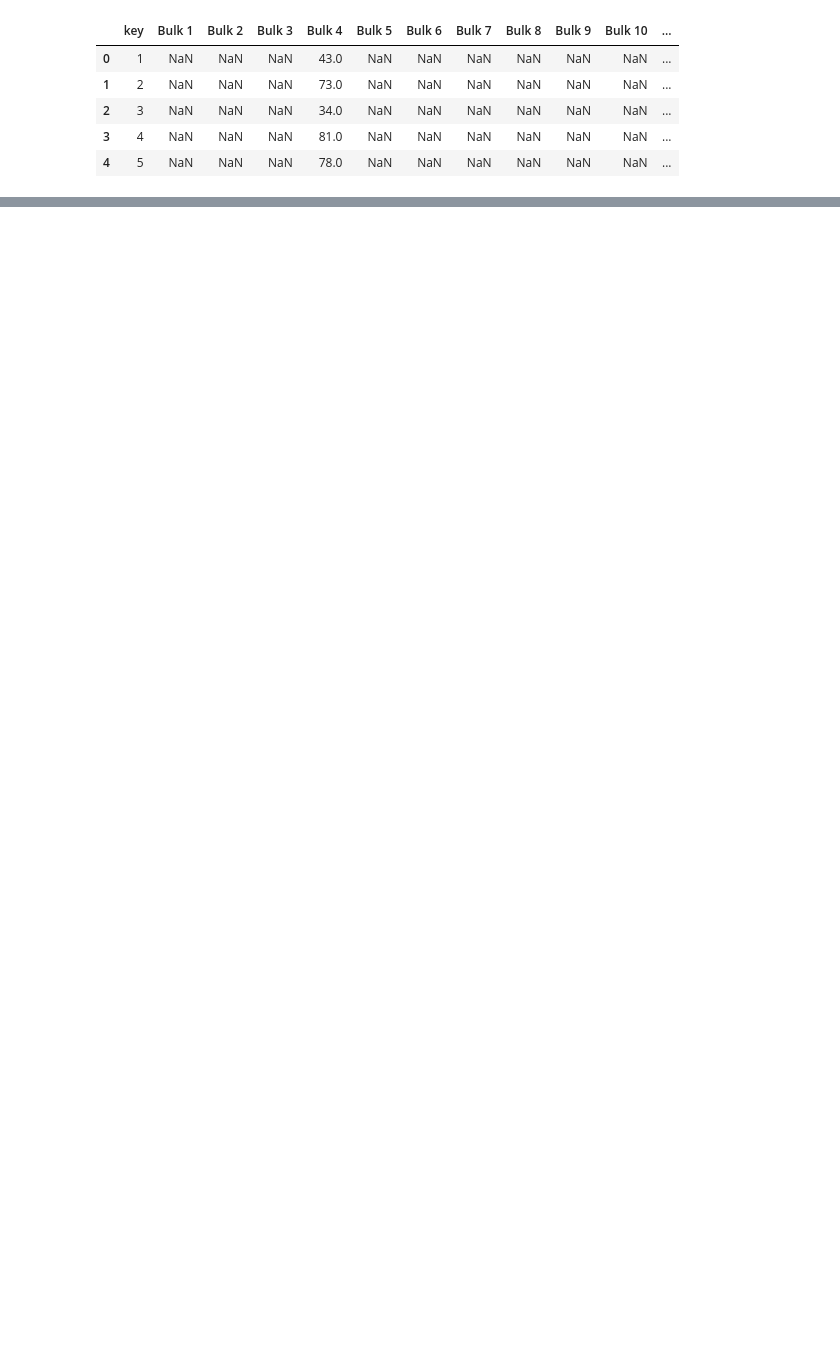
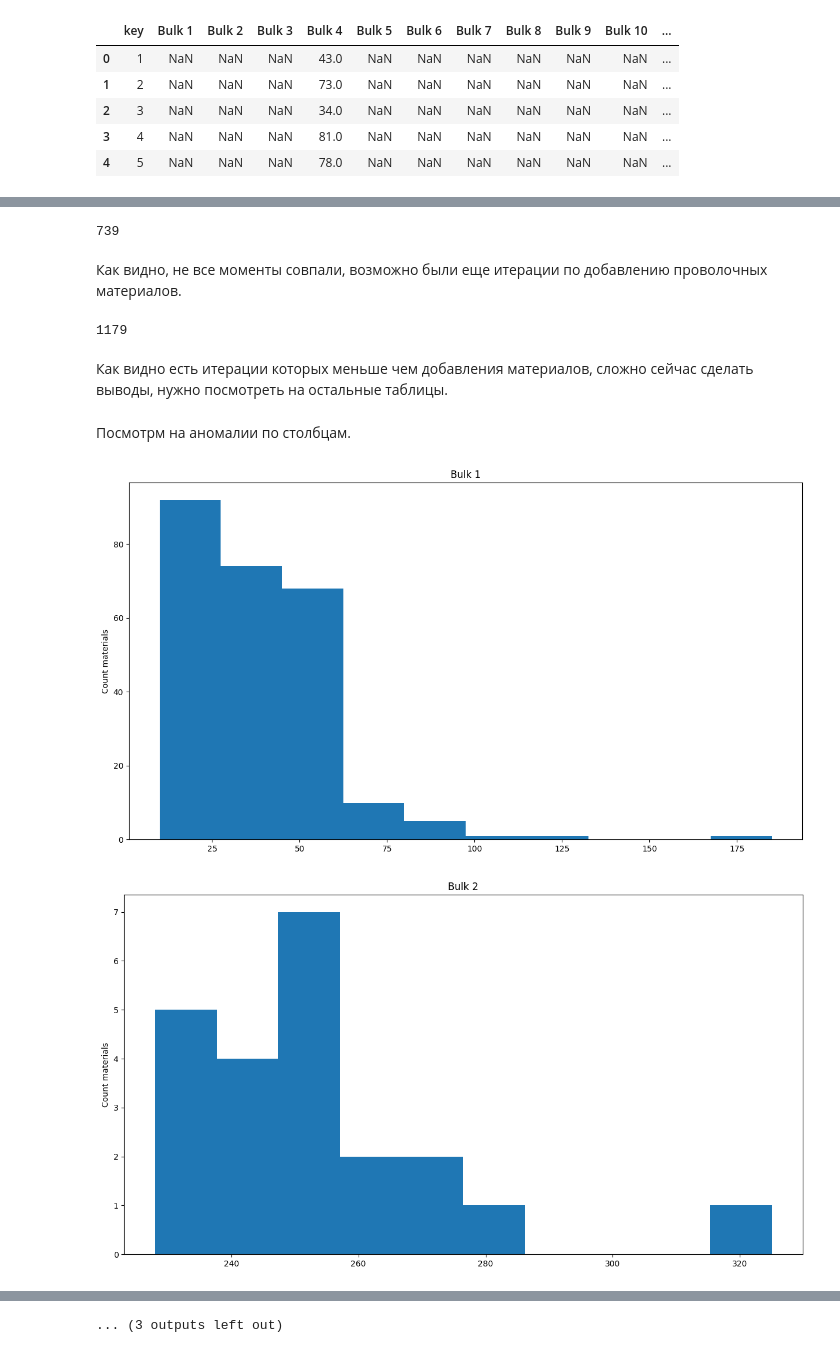
Before and after one commit to Rook-Black/Practicum, a Jupyter notebook: Diploma/diploma_project.ipynb, the cells around one changed output, grey strips where cells are left out. Cells and saved outputs as stored; diff of their text form; code cells hidden in the pictures; blank space fills up the shorter version.

```diff
--- a/Diploma/diploma_project.ipynb
+++ b/Diploma/diploma_project.ipynb
@@ -496,0 +497,24 @@ ValueError: Can only compare identically-labeled Series objects
+# %%
+sum(test['Count'] == test['Power'])
+# %% [output]
+739
+# %% [markdown]
+Как видно, не все моменты совпали, возможно были еще итерации по добавлению проволочных материалов.
+# %%
+sum(test['Count'] < test['Power'])
+# %% [output]
+1179
+# %% [markdown]
+Как видно есть итерации которых меньше чем добавления материалов, сложно сейчас сделать выводы, нужно посмотреть на остальные таблицы.
+# %% [markdown]
+Посмотрм на аномалии по столбцам.
+# %%
+for i in data_bulk.loc[:,'Bulk 1':'Bulk 15'].columns:
+    plt.figure(figsize=(15,8))
+    plt.title(f'{i}')
+    plt.ylabel("Count materials")
+    plt.hist(data_bulk[f'{i}'])
+    plt.show()
+# %% [output]
+[figure, added]
+[figure, added]
@@ -496,0 +531 @@ ValueError: Can only compare identically-labeled Series objects
+... (3 outputs left out)
```
Also changed, not shown: parts of 165 cells of this notebook, 2 other files.
